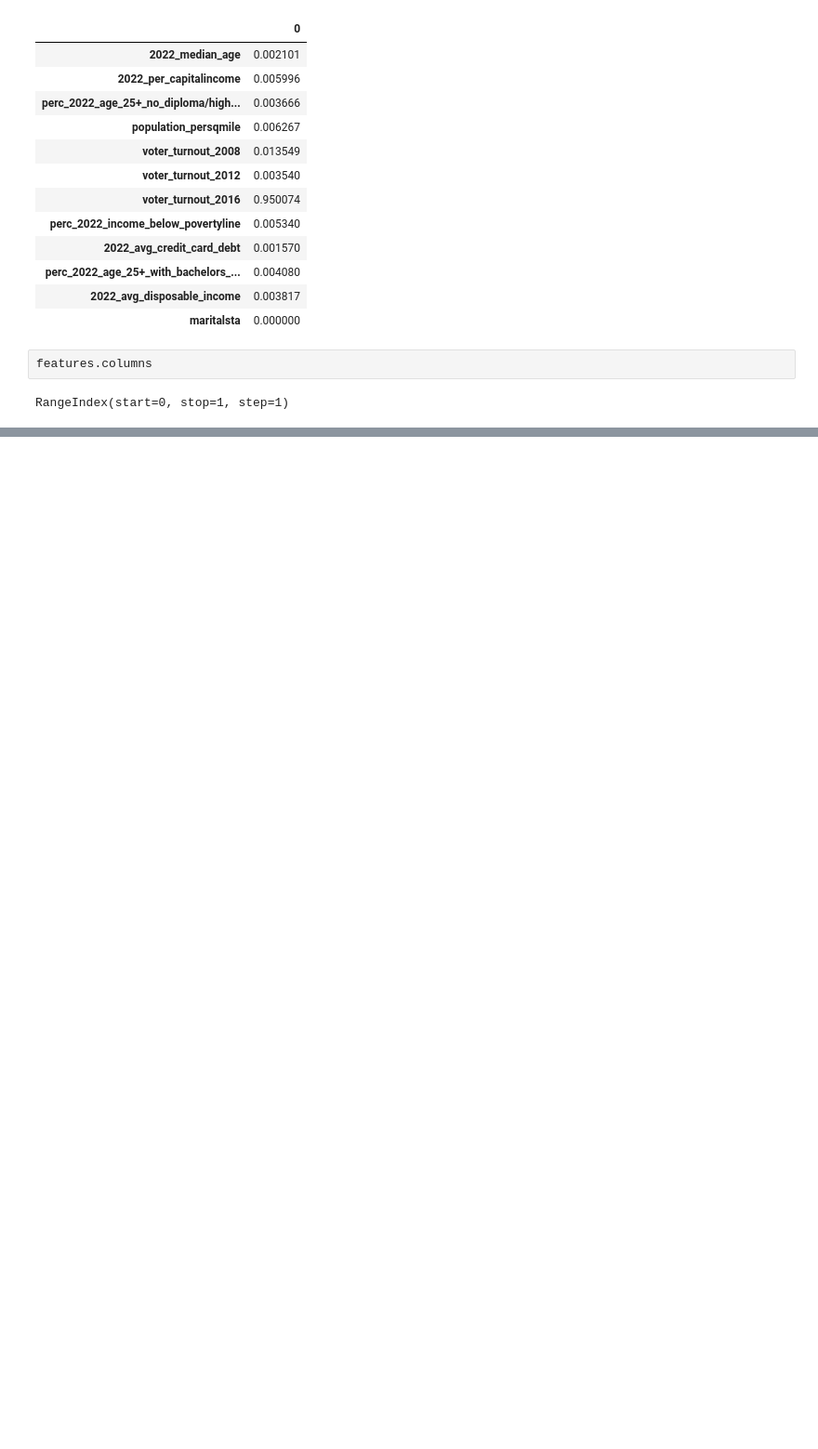
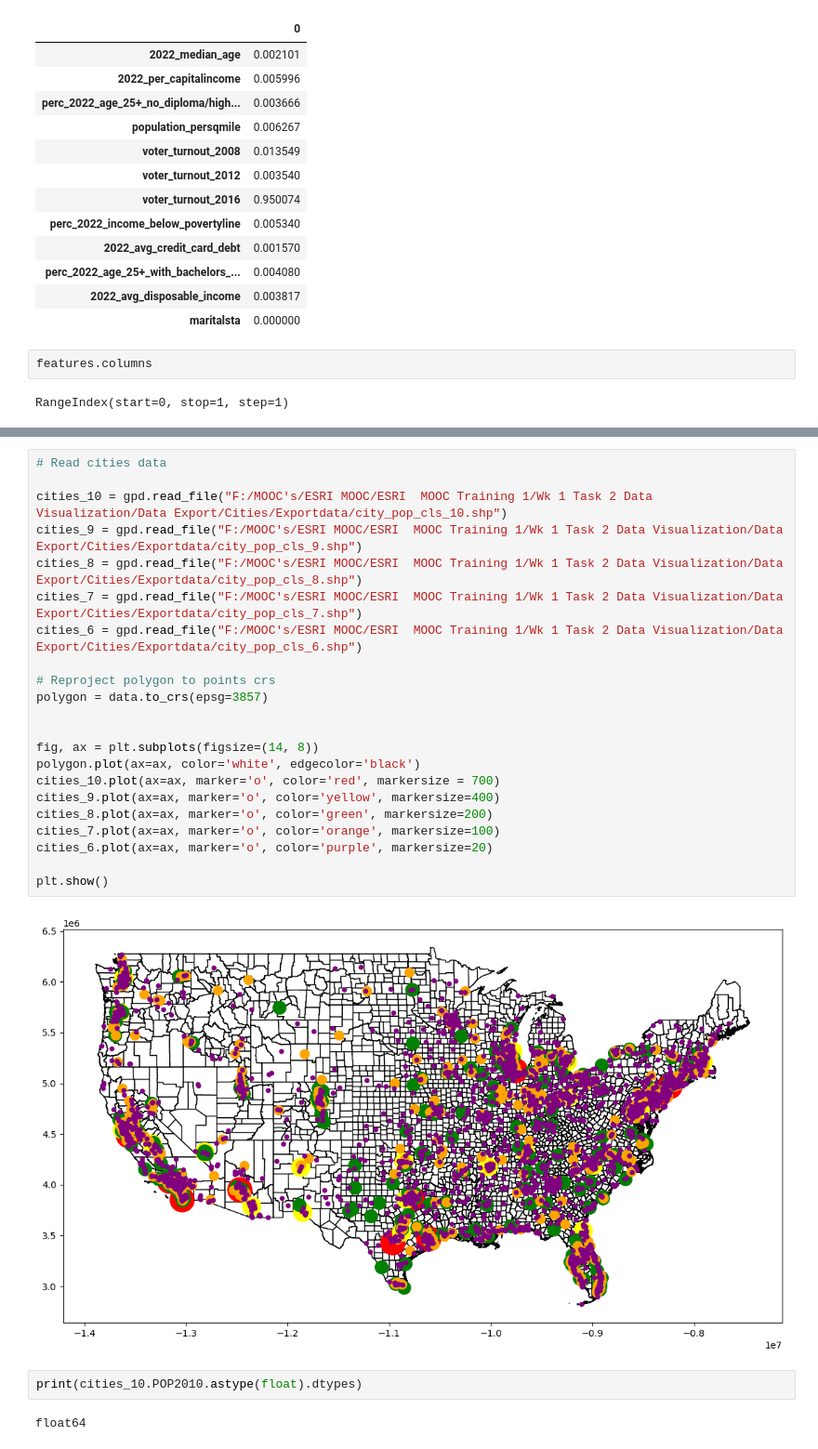
Before and after one commit to kechcole/Machine-Learning, a Jupyter notebook: Notebook/4.Decision Tree algorithm.ipynb, the cells around one changed output, grey strips where cells are left out. Shown at 93% size. Cells and saved outputs as stored; diff of their text form; blank space fills up the shorter version.

```diff
--- a/Notebook/4.Decision Tree algorithm.ipynb
+++ b/Notebook/4.Decision Tree algorithm.ipynb
@@ -459,0 +465,28 @@ RangeIndex(start=0, stop=1, step=1)
+# %%
+# Read cities data
+
+cities_10 = gpd.read_file("F:/MOOC's/ESRI MOOC/ESRI  MOOC Training 1/Wk 1 Task 2 Data Visualization/Data Export/Cities/Exportdata/city_pop_cls_10.shp")
+cities_9 = gpd.read_file("F:/MOOC's/ESRI MOOC/ESRI  MOOC Training 1/Wk 1 Task 2 Data Visualization/Data Export/Cities/Exportdata/city_pop_cls_9.shp")
+cities_8 = gpd.read_file("F:/MOOC's/ESRI MOOC/ESRI  MOOC Training 1/Wk 1 Task 2 Data Visualization/Data Export/Cities/Exportdata/city_pop_cls_8.shp")
+cities_7 = gpd.read_file("F:/MOOC's/ESRI MOOC/ESRI  MOOC Training 1/Wk 1 Task 2 Data Visualization/Data Export/Cities/Exportdata/city_pop_cls_7.shp")
+cities_6 = gpd.read_file("F:/MOOC's/ESRI MOOC/ESRI  MOOC Training 1/Wk 1 Task 2 Data Visualization/Data Export/Cities/Exportdata/city_pop_cls_6.shp")
+
+# Reproject polygon to points crs
+polygon = data.to_crs(epsg=3857)
+
+
+fig, ax = plt.subplots(figsize=(14, 8))
+polygon.plot(ax=ax, color='white', edgecolor='black')
+cities_10.plot(ax=ax, marker='o', color='red', markersize = 700)
+cities_9.plot(ax=ax, marker='o', color='yellow', markersize=400)
+cities_8.plot(ax=ax, marker='o', color='green', markersize=200)
+cities_7.plot(ax=ax, marker='o', color='orange', markersize=100)
+cities_6.plot(ax=ax, marker='o', color='purple', markersize=20)
+
+plt.show()
+# %% [output]
+[figure, added]
+# %%
+print(cities_10.POP2010.astype(float).dtypes)
+# %% [output]
+float64
```
Also changed, not shown: parts of 5 cells of this notebook.
